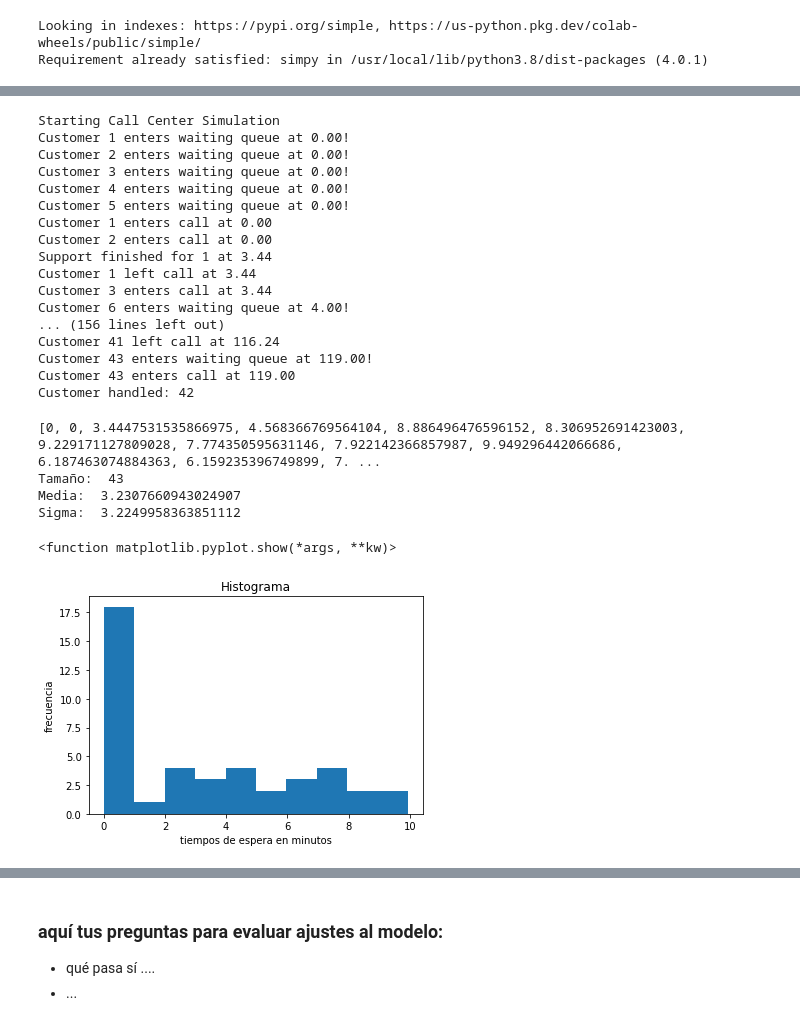
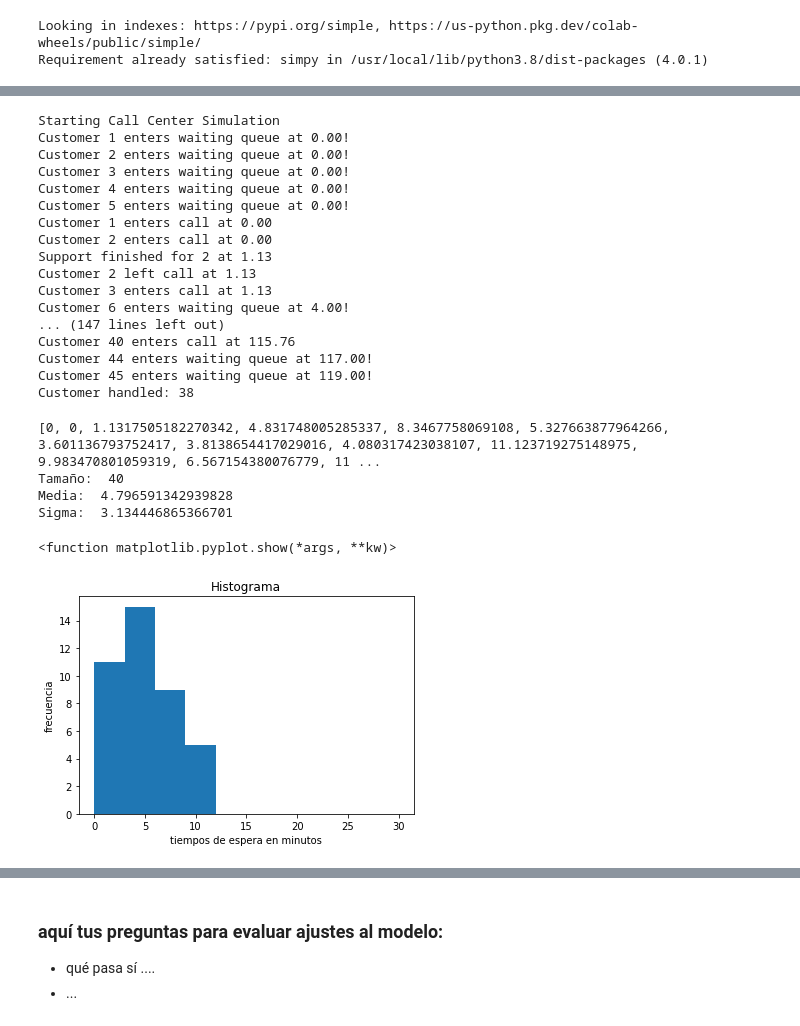
Before and after one commit to robertomoragad/Estadistica, a Jupyter notebook: Sim_call_center_0_2.ipynb, the cells around one changed output, grey strips where cells are left out. Saved outputs shown, nothing was run; the diff lists cells and outputs as text; code cells hidden in the pictures.

```diff
--- a/Sim_call_center_0_2.ipynb
+++ b/Sim_call_center_0_2.ipynb
@@ -55,7 +55,7 @@ NUM_EMPLOYEES = 2     # Number of employees in contact center
 #support times
 alpha= 2.5
 beta= 2.1
-AVG_SUPPORT_TIME = np.random.gamma(alpha , beta)  # Minutes it takes to support a customer
+AVG_SUPPORT_TIME = alpha * beta  # Minutes it takes to support a customer
 CUSTOMER_INTERVAL = 3 # Create a customer every ~X minutes
 SIM_TIME = 120        # Simulation time in minutes
 
@@ -129,35 +129,35 @@ Customer 4 enters waiting queue at 0.00!
 Customer 5 enters waiting queue at 0.00!
 Customer 1 enters call at 0.00
 Customer 2 enters call at 0.00
-Support finished for 1 at 3.44
-Customer 1 left call at 3.44
-Customer 3 enters call at 3.44
+Support finished for 2 at 1.13
+Customer 2 left call at 1.13
+Customer 3 enters call at 1.13
 Customer 6 enters waiting queue at 4.00!
-... (156 lines left out)
-Customer 41 left call at 116.24
-Customer 43 enters waiting queue at 119.00!
-Customer 43 enters call at 119.00
-Customer handled: 42
+... (147 lines left out)
+Customer 40 enters call at 115.76
+Customer 44 enters waiting queue at 117.00!
+Customer 45 enters waiting queue at 119.00!
+Customer handled: 38
 # %%
 #Crear graficas de Tiempos de espera
 
 print(wait_times) #dataset tiempos de espera
 print('Tamaño: ',np.size(wait_times)) #tamaño muestra
 print('Media: ',np.mean(wait_times)) #media
 print('Sigma: ',np.std(wait_times)) #desv. std
 
-plt.hist(wait_times, bins=10)
+plt.hist(wait_times, bins=10, range= (0, 30))
 plt.ylabel('frecuencia')
 plt.xlabel('tiempos de espera en minutos')
 plt.title('Histograma')
 plt.show
 # %% [output]
-[0, 0, 3.4447531535866975, 4.568366769564104, 8.886496476596152, 8.306952691423003, 9.229171127809028, 7.774350595631146, 7.922142366857987, 9.949296442066686, 6.187463074884363, 6.159235396749899, 7. ...
-Tamaño:  43
-Media:  3.2307660943024907
-Sigma:  3.2249958363851112
+[0, 0, 1.1317505182270342, 4.831748005285337, 8.3467758069108, 5.327663877964266, 3.601136793752417, 3.8138654417029016, 4.080317423038107, 11.123719275148975, 9.983470801059319, 6.567154380076779, 11 ...
+Tamaño:  40
+Media:  4.796591342939828
+Sigma:  3.134446865366701
 <function matplotlib.pyplot.show(*args, **kw)>
-[figure, old version]
+[figure, new version]
 # %%
 #Crear graficas de Tiempos totales de atención
 
```
Also changed, not shown: parts of 2 cells of this notebook.
